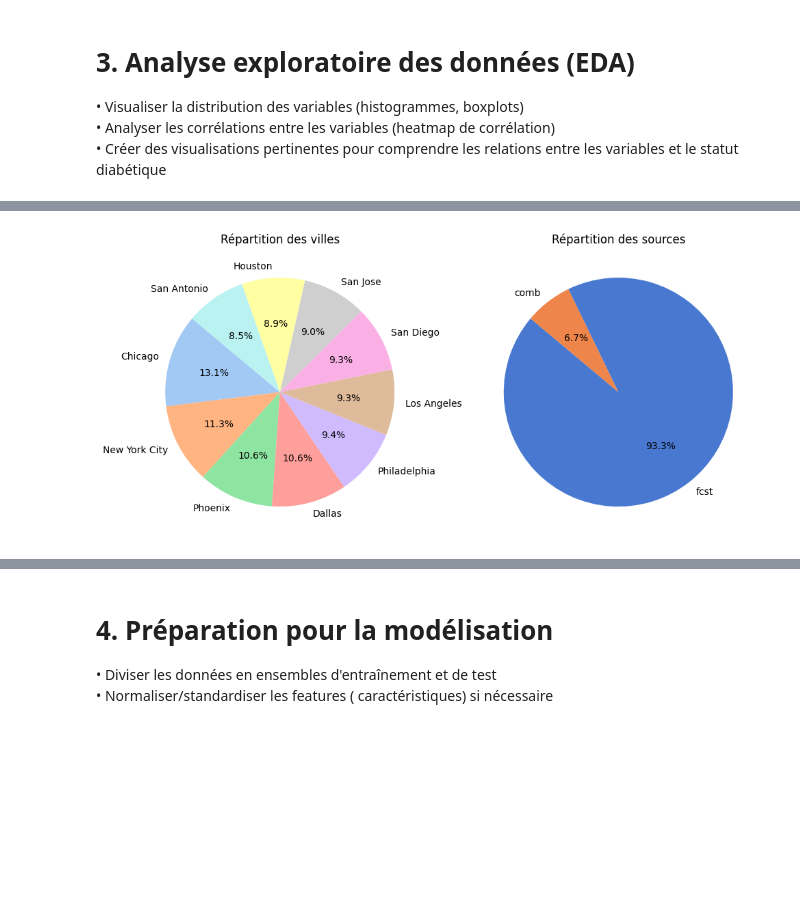
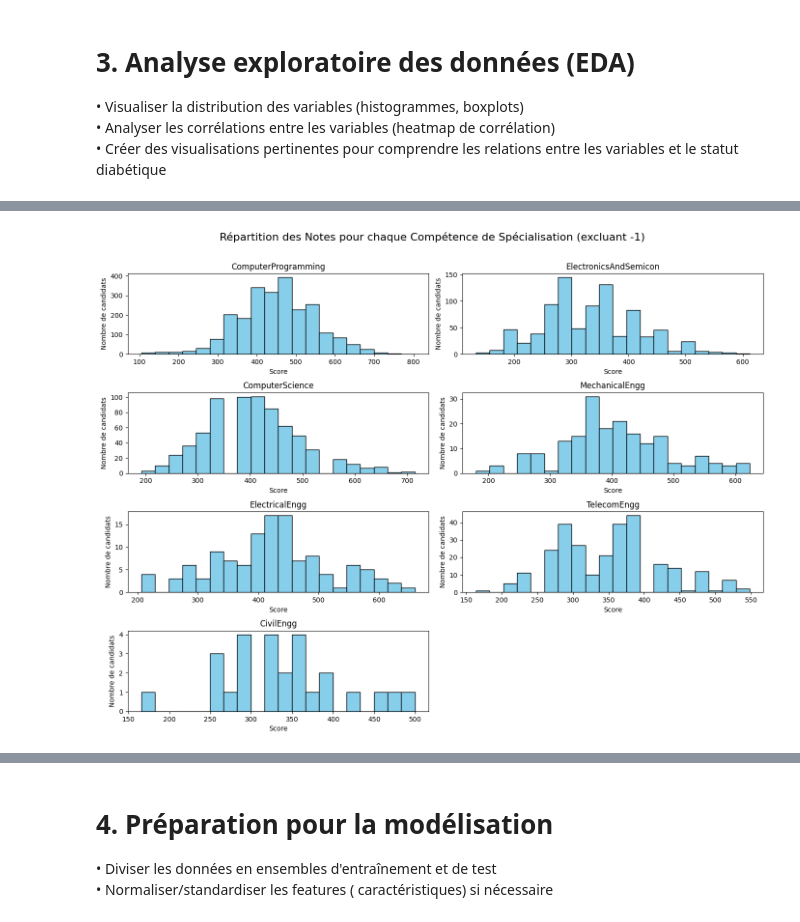
Before and after one commit to MGentieu/Projet_python_data, a Jupyter notebook: Notebook_projet.ipynb, the cells around one changed output, grey strips where cells are left out. Cells and saved outputs as stored; diff of their text form; code cells hidden in the pictures; blank space fills up the shorter version.

```diff
--- a/Notebook_projet.ipynb
+++ b/Notebook_projet.ipynb
@@ -8,7 +8,7 @@ statistiques descriptives
 # %%
 #Projet Python pour data sciences
 import pandas as pd, numpy as np, matplotlib.pyplot as plt, seaborn as sb, sklearn as sk
-df=pd.read_csv("Urban Air Quality and Health Impact Dataset.csv")
+df=pd.read_csv("Engineering_graduate_salary.csv")
 
 df.head()
 # %% [output]
@@ -90,0 +110,18 @@ variables et le statut diabétique
+# %%
+# Liste des colonnes contenant les notes ou scores des candidats
+note_columns = ['10percentage', '12percentage', 'collegeGPA', 'English', 'Logical', 'Quant',
+                'ComputerProgramming', 'ElectronicsAndSemicon', 'ComputerScience',
+                'MechanicalEngg', 'ElectricalEngg', 'TelecomEngg', 'CivilEngg']
+
+# Tracer la répartition des notes pour chaque colonne
+plt.figure(figsize=(14, 10))
+for i, col in enumerate(note_columns, 1):
+    plt.subplot(4, 4, i)  # Subplots 4x4 (ajustement automatique selon le nombre de colonnes)
+    plt.hist(df[col].dropna(), bins=20, color='skyblue', edgecolor='black')
+    plt.title(col)
+    plt.xlabel('Score')
+    plt.ylabel('Nombre de candidats')
+    plt.tight_layout(pad=1.0)
+
+plt.suptitle("Répartition des Notes pour chaque Compétence", y=1.05, fontsize=16)
+plt.show()
@@ -91,22 +130,19 @@ variables et le statut diabétique
 # %%
-# Comptage du nombre d'occurrences de chaque ville
-city_counts = df['City'].value_counts()
+# Exclure les valeurs -1 pour les colonnes de spécialisation avant de tracer les histogrammes
+note_columns_specialisation = ['ComputerProgramming', 'ElectronicsAndSemicon', 'ComputerScience',
+                               'MechanicalEngg', 'ElectricalEngg', 'TelecomEngg', 'CivilEngg']
 
-# Création du camembert pour la répartition des villes
-plt.figure(figsize=(10, 5))
+# Tracer la répartition des notes pour chaque colonne de spécialisation, sans les -1
+plt.figure(figsize=(14, 10))
+for i, col in enumerate(note_columns_specialisation, 1):
+    plt.subplot(4, 2, i)  # Subplots arrangés pour une meilleure visibilité
+    plt.hist(df[col][df[col] != -1].dropna(), bins=20, color='skyblue', edgecolor='black')
+    plt.title(col)
+    plt.xlabel('Score')
+    plt.ylabel('Nombre de candidats')
+    plt.tight_layout(pad=1.0)
 
-# Premier graphique : répartition des villes
-plt.subplot(1, 2, 1)
-plt.pie(city_counts, labels=city_counts.index, autopct='%1.1f%%', startangle=140, colors=sns.color_palette("pastel"))
-plt.title("Répartition des villes")
-
-# Deuxième graphique : répartition des sources
-source_counts = df['source'].value_counts()
-plt.subplot(1, 2, 2)
-plt.pie(source_counts, labels=source_counts.index, autopct='%1.1f%%', startangle=140, colors=sns.color_palette("muted"))
-plt.title("Répartition des sources")
-
-plt.tight_layout()
+plt.suptitle("Répartition des Notes pour chaque Compétence de Spécialisation (excluant -1)", y=1.05, fontsize=16)
 plt.show()
 # %% [output]
-[figure, old version]
+[figure, new version]
```
Also changed, not shown: parts of 10 cells of this notebook.
